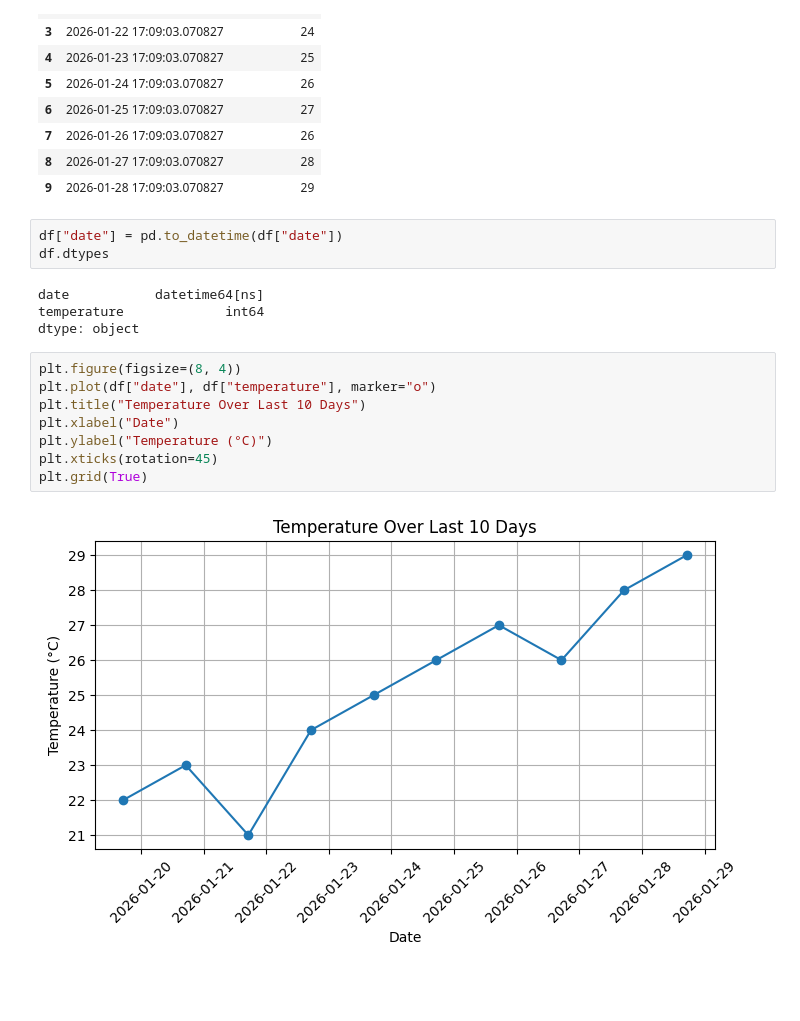
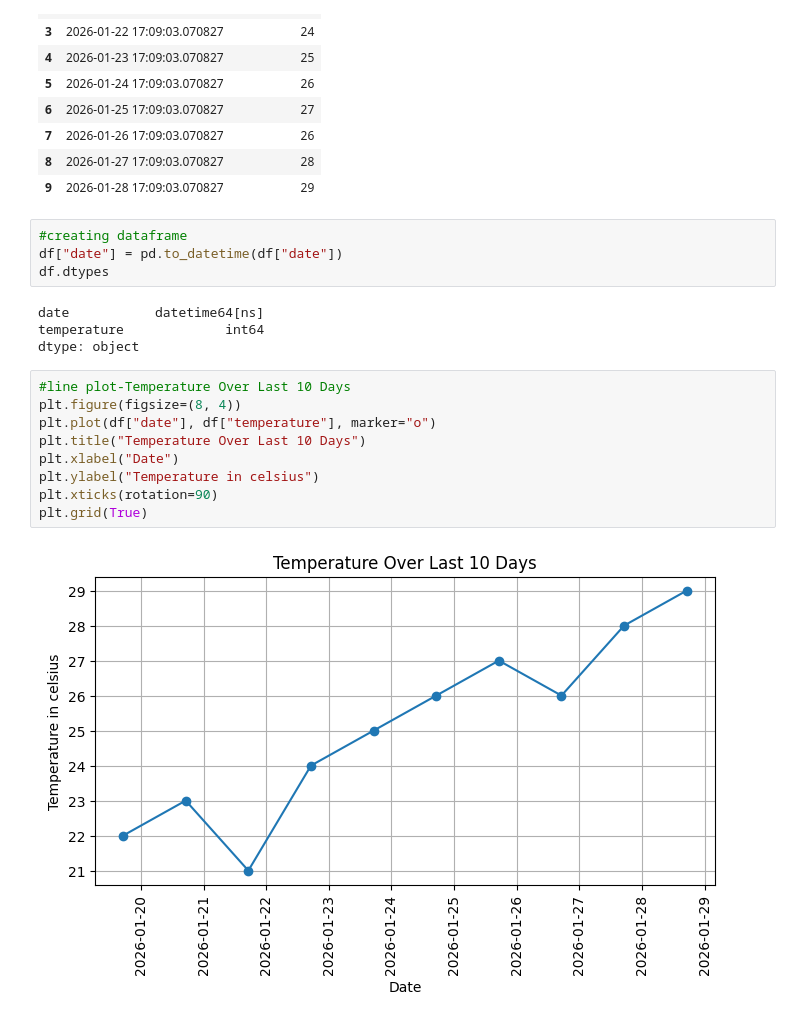
Before and after one commit to ENUKOLUnaga/daily_session_practice, a Jupyter notebook: pandas_numpy_28-01-2026/time_series.ipynb, the cells around one changed output. Saved outputs shown, nothing was run; the diff lists cells and outputs as text; blank space fills up the shorter version.

```diff
--- a/pandas_numpy_28-01-2026/time_series.ipynb
+++ b/pandas_numpy_28-01-2026/time_series.ipynb
@@ -21,6 +21,7 @@ df
 | 8 | 2026-01-27 17:09:03.070827 | 28 |
 | 9 | 2026-01-28 17:09:03.070827 | 29 |
 # %%
+#creating dataframe
 df["date"] = pd.to_datetime(df["date"])
 df.dtypes
 # %% [output]
@@ -28,12 +29,13 @@ date           datetime64[ns]
 temperature             int64
 dtype: object
 # %%
+#line plot-Temperature Over Last 10 Days
 plt.figure(figsize=(8, 4))
 plt.plot(df["date"], df["temperature"], marker="o")
 plt.title("Temperature Over Last 10 Days")
 plt.xlabel("Date")
-plt.ylabel("Temperature (°C)")
-plt.xticks(rotation=45)
+plt.ylabel("Temperature in celsius")
+plt.xticks(rotation=90)
 plt.grid(True)
 # %% [output]
-[figure, old version]
+[figure, new version]
```
Also changed, not shown: 6 other files.
